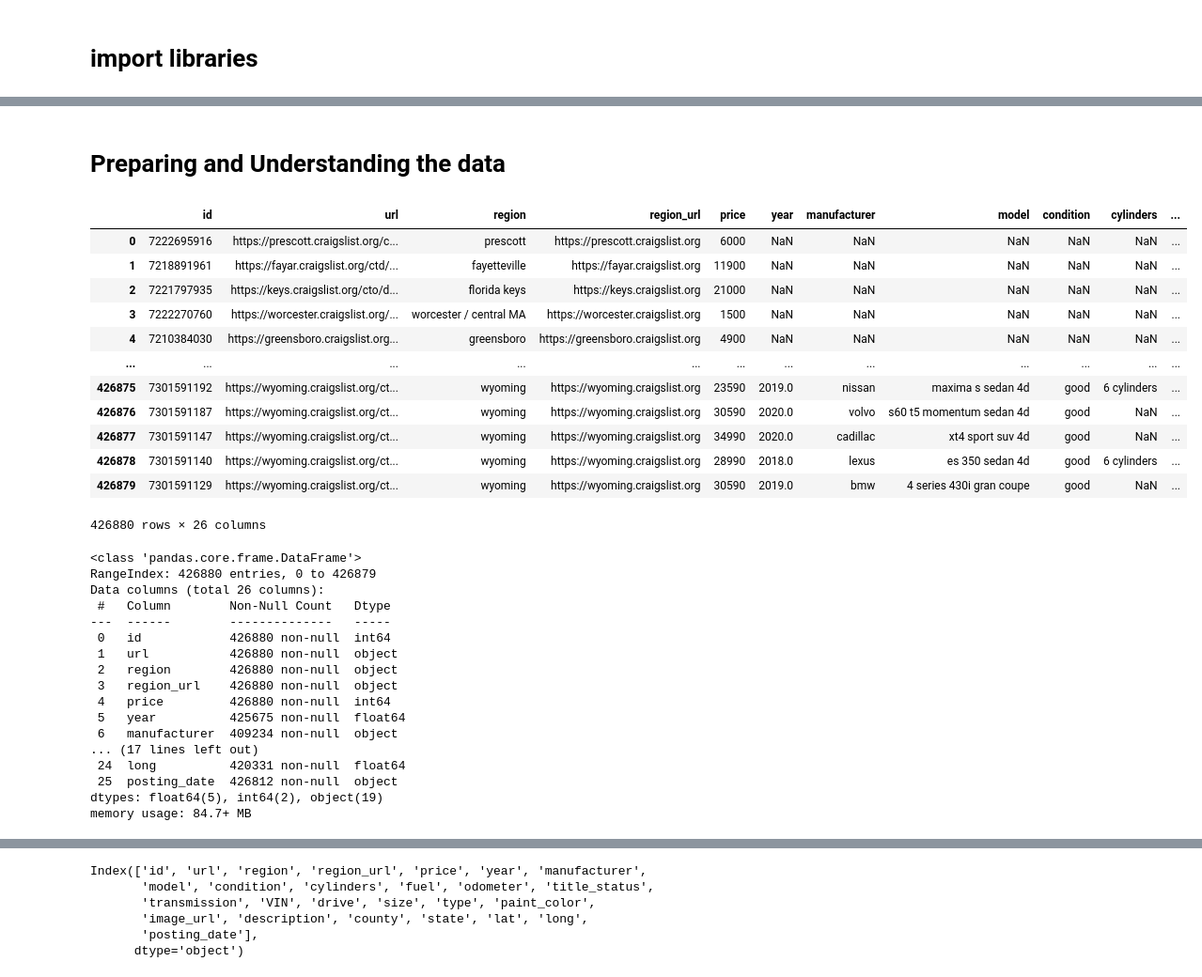
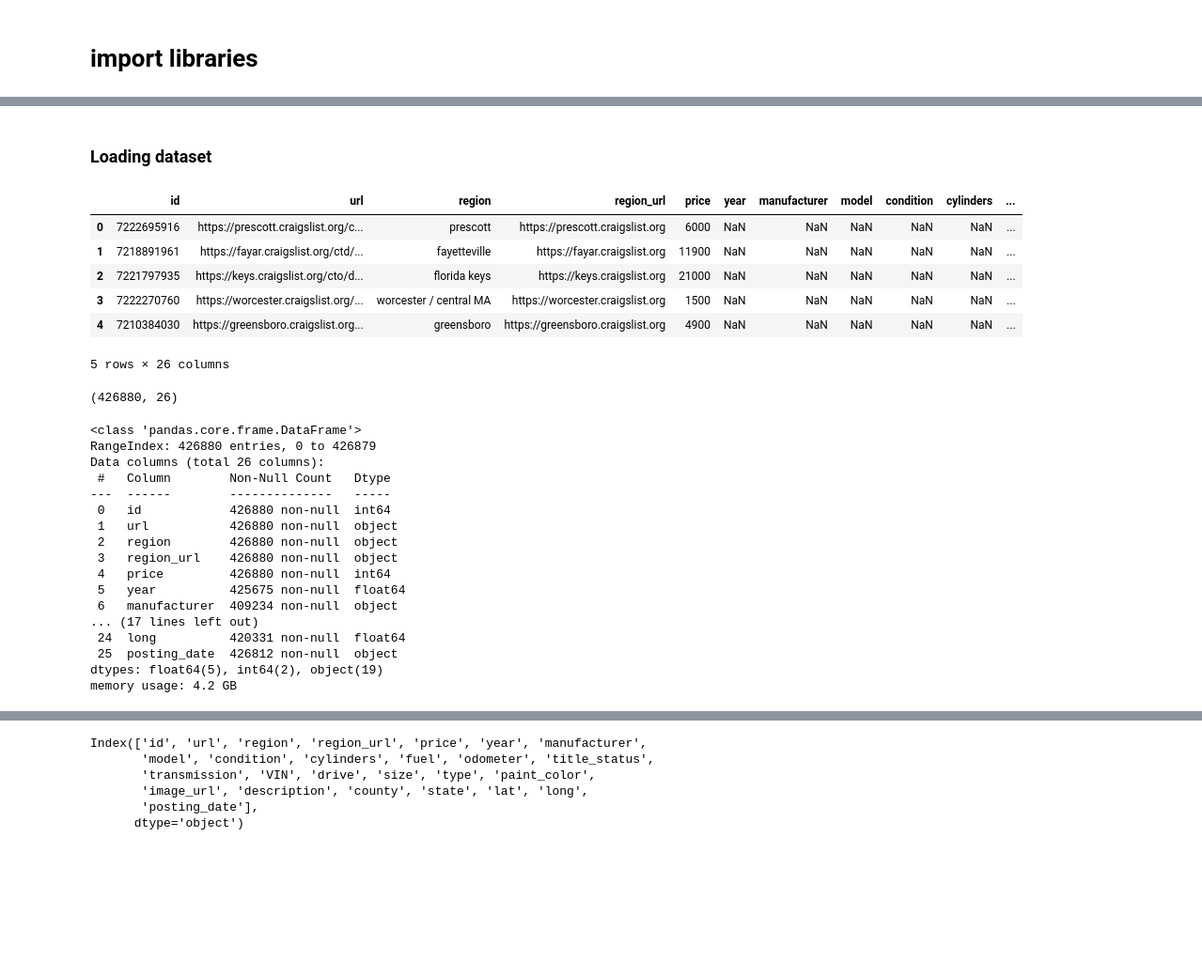
Before and after one commit to nadiahajrasiaa/Used_Car_Regression-1, a Jupyter notebook: UsedCars.ipynb, the cells around one changed output, grey strips where cells are left out. Shown at 94% size. Saved outputs shown, nothing was run; the diff lists cells and outputs as text; code cells hidden in the pictures; blank space fills up the shorter version.

```diff
--- a/UsedCars.ipynb
+++ b/UsedCars.ipynb
@@ -14,24 +31,22 @@ from sklearn.preprocessing import StandardScaler, PolynomialFeatures
-# %% [markdown]
-# Preparing and Understanding the data
+# %% [markdown]
+### Loading dataset
 # %%
-df=pd.read_csv("vehicles.csv")
-df
+df = pd.read_csv('vehicles.csv')
+df.head()
 # %% [output]
 |  | id | url | region | region_url | price | year | manufacturer | model | condition | cylinders | ... |
 | 0 | 7222695916 | https://prescott.craigslist.org/c... | prescott | https://prescott.craigslist.org | 6000 | NaN | NaN | NaN | NaN | NaN | ... |
 | 1 | 7218891961 | https://fayar.craigslist.org/ctd/... | fayetteville | https://fayar.craigslist.org | 11900 | NaN | NaN | NaN | NaN | NaN | ... |
 | 2 | 7221797935 | https://keys.craigslist.org/cto/d... | florida keys | https://keys.craigslist.org | 21000 | NaN | NaN | NaN | NaN | NaN | ... |
 | 3 | 7222270760 | https://worcester.craigslist.org/... | worcester / central MA | https://worcester.craigslist.org | 1500 | NaN | NaN | NaN | NaN | NaN | ... |
 | 4 | 7210384030 | https://greensboro.craigslist.org... | greensboro | https://greensboro.craigslist.org | 4900 | NaN | NaN | NaN | NaN | NaN | ... |
-| ... | ... | ... | ... | ... | ... | ... | ... | ... | ... | ... | ... |
-| 426875 | 7301591192 | https://wyoming.craigslist.org/ct... | wyoming | https://wyoming.craigslist.org | 23590 | 2019.0 | nissan | maxima s sedan 4d | good | 6 cylinders | ... |
-| 426876 | 7301591187 | https://wyoming.craigslist.org/ct... | wyoming | https://wyoming.craigslist.org | 30590 | 2020.0 | volvo | s60 t5 momentum sedan 4d | good | NaN | ... |
-| 426877 | 7301591147 | https://wyoming.craigslist.org/ct... | wyoming | https://wyoming.craigslist.org | 34990 | 2020.0 | cadillac | xt4 sport suv 4d | good | NaN | ... |
-| 426878 | 7301591140 | https://wyoming.craigslist.org/ct... | wyoming | https://wyoming.craigslist.org | 28990 | 2018.0 | lexus | es 350 sedan 4d | good | 6 cylinders | ... |
-| 426879 | 7301591129 | https://wyoming.craigslist.org/ct... | wyoming | https://wyoming.craigslist.org | 30590 | 2019.0 | bmw | 4 series 430i gran coupe | good | NaN | ... |
-426880 rows × 26 columns
+5 rows × 26 columns
+# %%
+df.shape
+# %% [output]
+(426880, 26)
 # %%
-df.info()
+df.info(memory_usage='deep')
 # %% [output]
 <class 'pandas.core.frame.DataFrame'>
 RangeIndex: 426880 entries, 0 to 426879
@@ -49,4 +64,4 @@ Data columns (total 26 columns):
  24  long          420331 non-null  float64
  25  posting_date  426812 non-null  object
 dtypes: float64(5), int64(2), object(19)
-memory usage: 84.7+ MB
+memory usage: 4.2 GB
```
Also changed, not shown: parts of 152 cells of this notebook.
